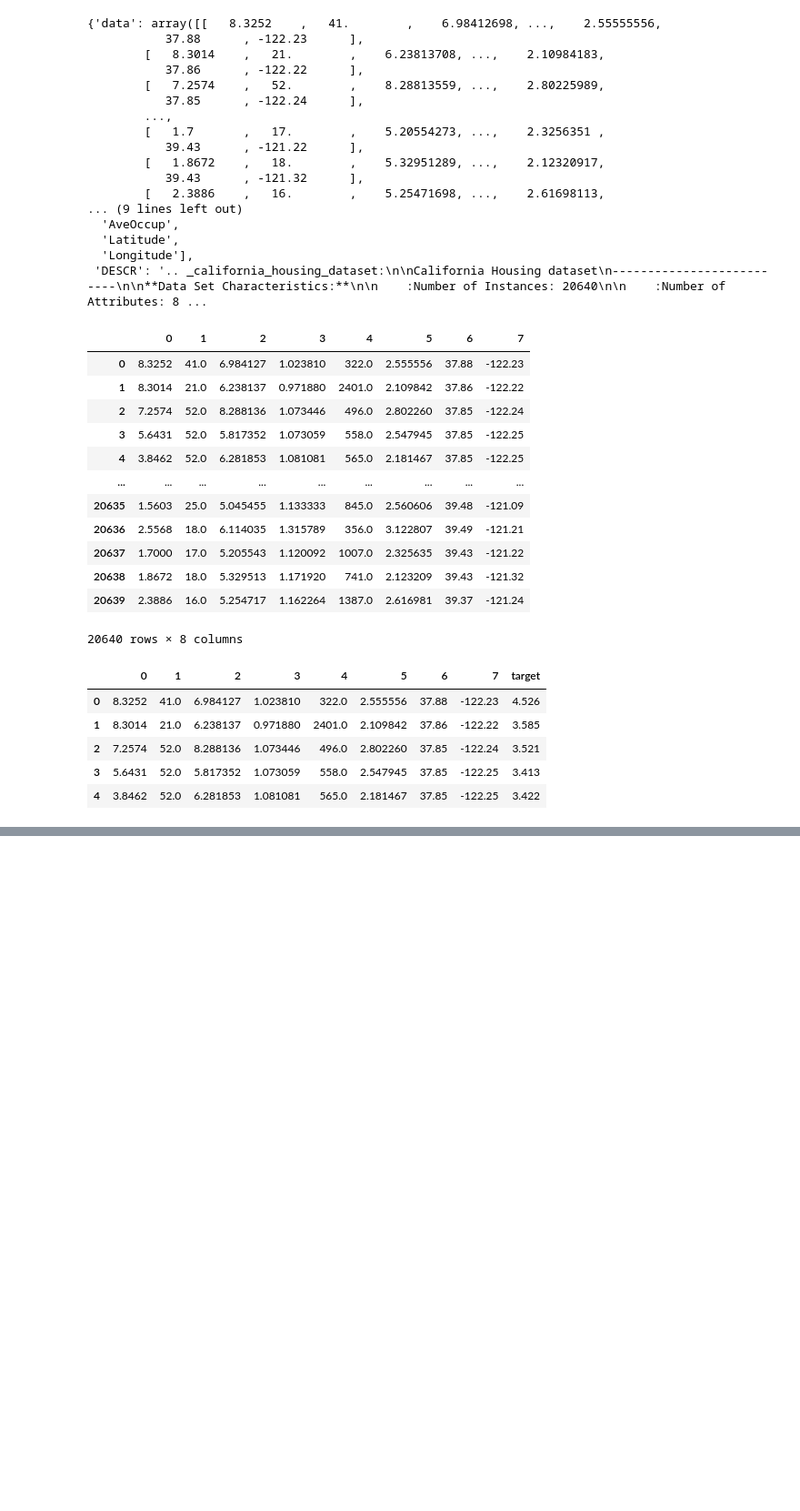
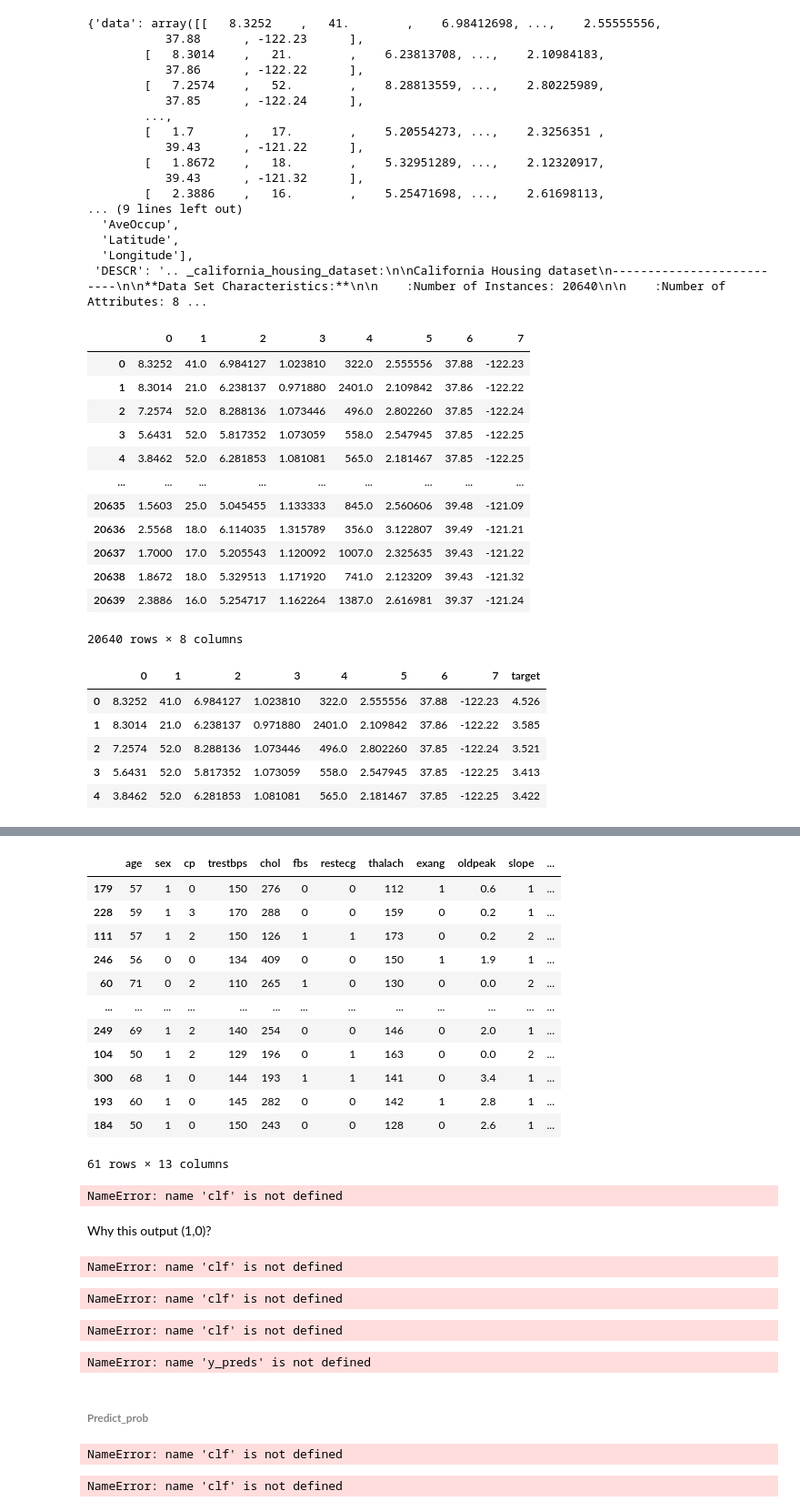
Before and after one commit to Bianchi446/machineLearning-Python, a Jupyter notebook: sample-project/section-2-data-science/Introduction-to-scikit-learn.ipynb, the cells around one changed output, grey strips where cells are left out. Shown: that part at 91% size. Drawn from its saved outputs; the diff is of its cells as text; code cells hidden in the pictures; blank space fills up the shorter version.

```diff
--- a/sample-project/section-2-data-science/Introduction-to-scikit-learn.ipynb
+++ b/sample-project/section-2-data-science/Introduction-to-scikit-learn.ipynb
@@ -614,0 +471,24 @@ model.score(X_test, Y_test)
+# %%
+# import randomForesRegressor model class.
+
+from sklearn.ensemble import RandomForestClassifier
+
+# Setup random seed
+np.random.seed(42)
+
+# Create the data
+x = heart_disease.drop("target", axis=1)
+y = heart_disease["target"]
+
+# Split into train and test sets
+x_train, X_test, Y_train, Y_test = train_test_split(X, Y, test_size=0.2)
+
+# Create random forest model
+model = RandomForestRegressor()
+
+# Fit the data to the model
+model.fit(X_train, Y_train)
+
+# Create the score of the model
+
+model.score(X_test, Y_test)
@@ -614,0 +538,52 @@ model.score(X_test, Y_test)
+# %%
+X_test
+# %% [output]
+|  | age | sex | cp | trestbps | chol | fbs | restecg | thalach | exang | oldpeak | slope | ... |
+| 179 | 57 | 1 | 0 | 150 | 276 | 0 | 0 | 112 | 1 | 0.6 | 1 | ... |
+| 228 | 59 | 1 | 3 | 170 | 288 | 0 | 0 | 159 | 0 | 0.2 | 1 | ... |
+| 111 | 57 | 1 | 2 | 150 | 126 | 1 | 1 | 173 | 0 | 0.2 | 2 | ... |
+| 246 | 56 | 0 | 0 | 134 | 409 | 0 | 0 | 150 | 1 | 1.9 | 1 | ... |
+| 60 | 71 | 0 | 2 | 110 | 265 | 1 | 0 | 130 | 0 | 0.0 | 2 | ... |
+| ... | ... | ... | ... | ... | ... | ... | ... | ... | ... | ... | ... | ... |
+| 249 | 69 | 1 | 2 | 140 | 254 | 0 | 0 | 146 | 0 | 2.0 | 1 | ... |
+| 104 | 50 | 1 | 2 | 129 | 196 | 0 | 1 | 163 | 0 | 0.0 | 2 | ... |
+| 300 | 68 | 1 | 0 | 144 | 193 | 1 | 1 | 141 | 0 | 3.4 | 1 | ... |
+| 193 | 60 | 1 | 0 | 145 | 282 | 0 | 0 | 142 | 1 | 2.8 | 1 | ... |
+| 184 | 50 | 1 | 0 | 150 | 243 | 0 | 0 | 128 | 0 | 2.6 | 1 | ... |
+61 rows × 13 columns
+# %%
+clf.predict(X_test)
+# %% [output]
+NameError: name 'clf' is not defined
+# %% [markdown]
+Why this output (1,0)?
+# %%
+clf.predict(X_test)
+# %% [output]
+NameError: name 'clf' is not defined
+# %%
+# Compare predictions to truth label to evaluate the model
+
+y_preds = clf.predict(X_test)
+np.mean(y_preds == Y_test)
+# %% [output]
+NameError: name 'clf' is not defined
+# %%
+clf.score(X_test, Y_test)
+# %% [output]
+NameError: name 'clf' is not defined
+# %%
+from sklearn.metrics import accuracy_score
+accuracy_score(Y_test, y_preds)
+# %% [output]
+NameError: name 'y_preds' is not defined
+# %% [markdown]
+###### Predict_prob
+# %%
+clf.predict_proba(X_test[:5])
+# %% [output]
+NameError: name 'clf' is not defined
+# %%
+clf.predict(X_test)
+# %% [output]
+NameError: name 'clf' is not defined
```
Also changed, not shown: parts of 126 cells of this notebook, 2 other files.
